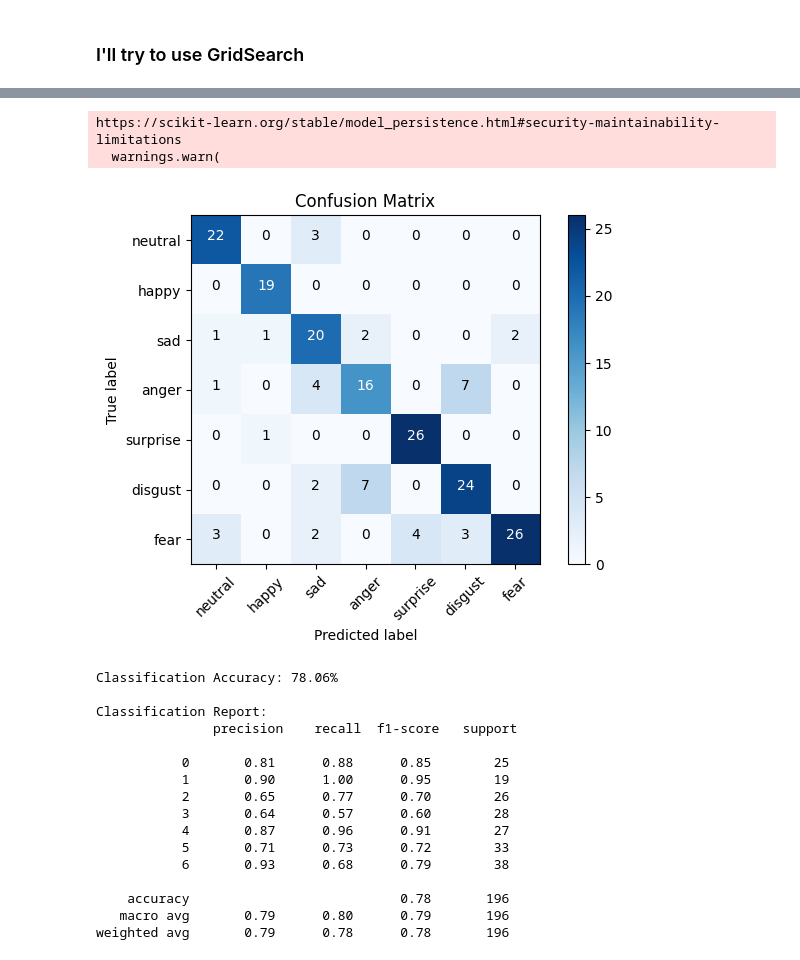
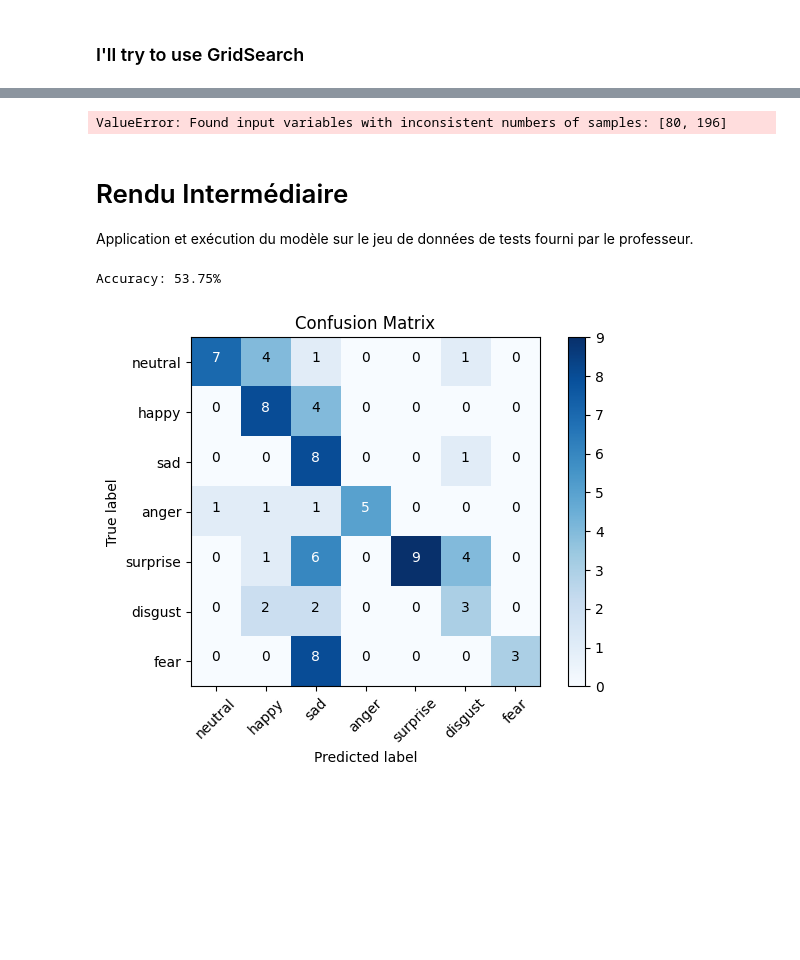
Before and after one commit to TARGAZ/MLChallenge, a Jupyter notebook: data_stats.ipynb, the cells around one changed output, grey strips where cells are left out. Cells and saved outputs as stored; diff of their text form; code cells hidden in the pictures; blank space fills up the shorter version.

```diff
--- a/data_stats.ipynb
+++ b/data_stats.ipynb
@@ -541,9 +524,6 @@ def load_model(file_path):
 
 svm_model = load_model('svm_model.p')
 
-# Predict on the test data
-y_test_predict = svm_model.predict(X_test)
-
 # Evaluate the model
 accuracy, report, matrix = evaluate_model(svm_model, X_test, y_test)
 
@@ -555,22 +535,8 @@ plt.show()
 print(f"Classification Accuracy: {accuracy*100:.2f}%")
 print("\nClassification Report:\n", report)
 # %% [output]
-https://scikit-learn.org/stable/model_persistence.html#security-maintainability-limitations
-  warnings.warn(
+ValueError: Found input variables with inconsistent numbers of samples: [80, 196]
-[figure, removed]
-Classification Accuracy: 78.06%
-
-Classification Report:
-               precision    recall  f1-score   support
-
-           0       0.81      0.88      0.85        25
-           1       0.90      1.00      0.95        19
-           2       0.65      0.77      0.70        26
-           3       0.64      0.57      0.60        28
-           4       0.87      0.96      0.91        27
-           5       0.71      0.73      0.72        33
-           6       0.93      0.68      0.79        38
-
-    accuracy                           0.78       196
-   macro avg       0.79      0.80      0.79       196
-weighted avg       0.79      0.78      0.78       196
+# %% [markdown]
+# Rendu Intermédiaire
+
+Application et exécution du modèle sur le jeu de données de tests fourni par le professeur.
@@ -576,0 +588,16 @@ weighted avg       0.79      0.78      0.78       196
+# %%
+# Compare res.csv and results.csv on column labels
+res = pd.read_csv('res.csv')
+results = pd.read_csv('results.csv')
+
+# Measure accuracy
+accuracy = np.sum(res['labels'] == results['labels']) / len(res['labels'])
+print(f"Accuracy: {accuracy*100:.2f}%")
+
+# Plot confusion matrix
+matrix = confusion_matrix(res['labels'], results['labels'])
+plot_confusion_matrix(matrix, list(emotion_to_number.keys()))
+plt.show()
+# %% [output]
+Accuracy: 53.75%
+[figure, added]
```
Also changed, not shown: parts of 5 cells of this notebook, 7 other files.
